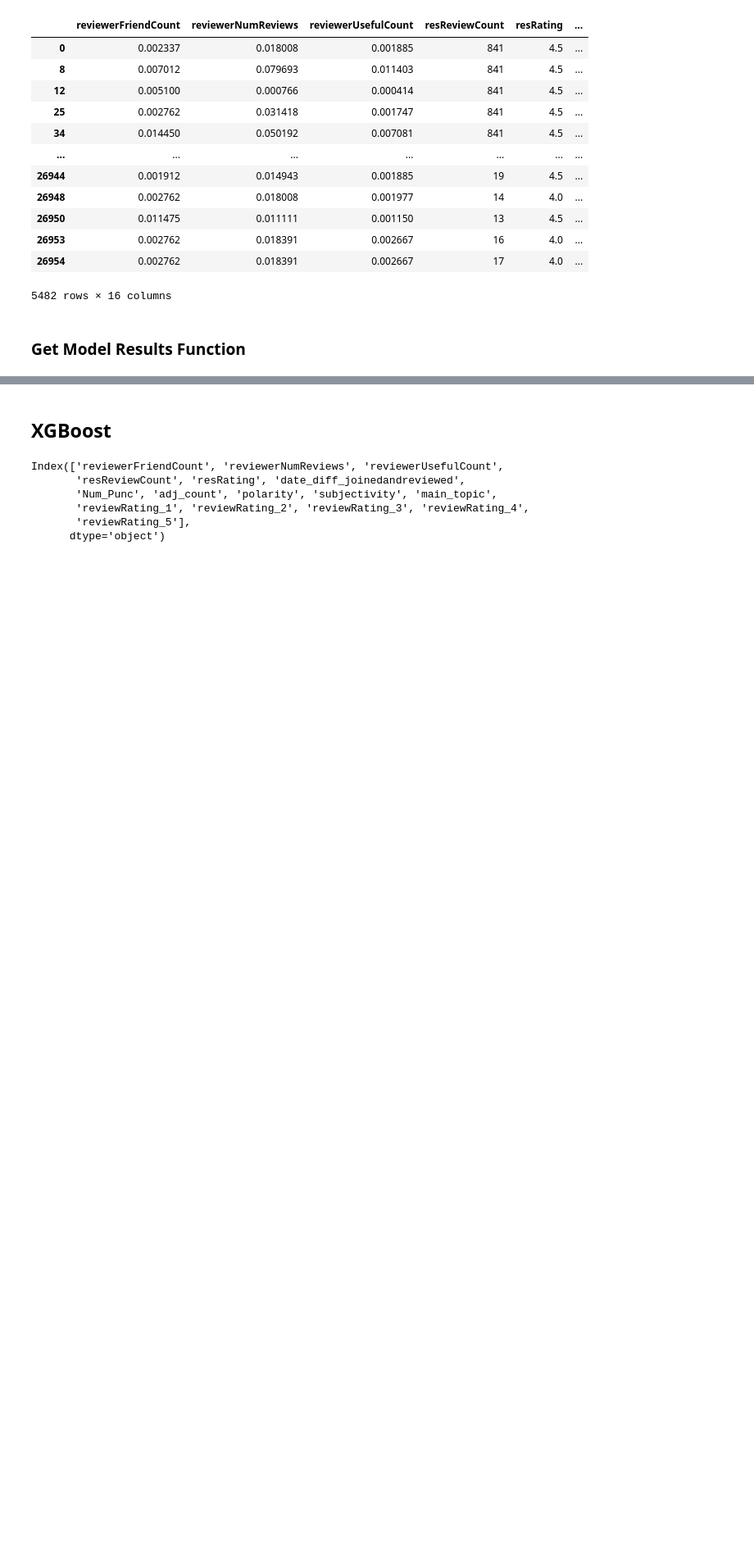
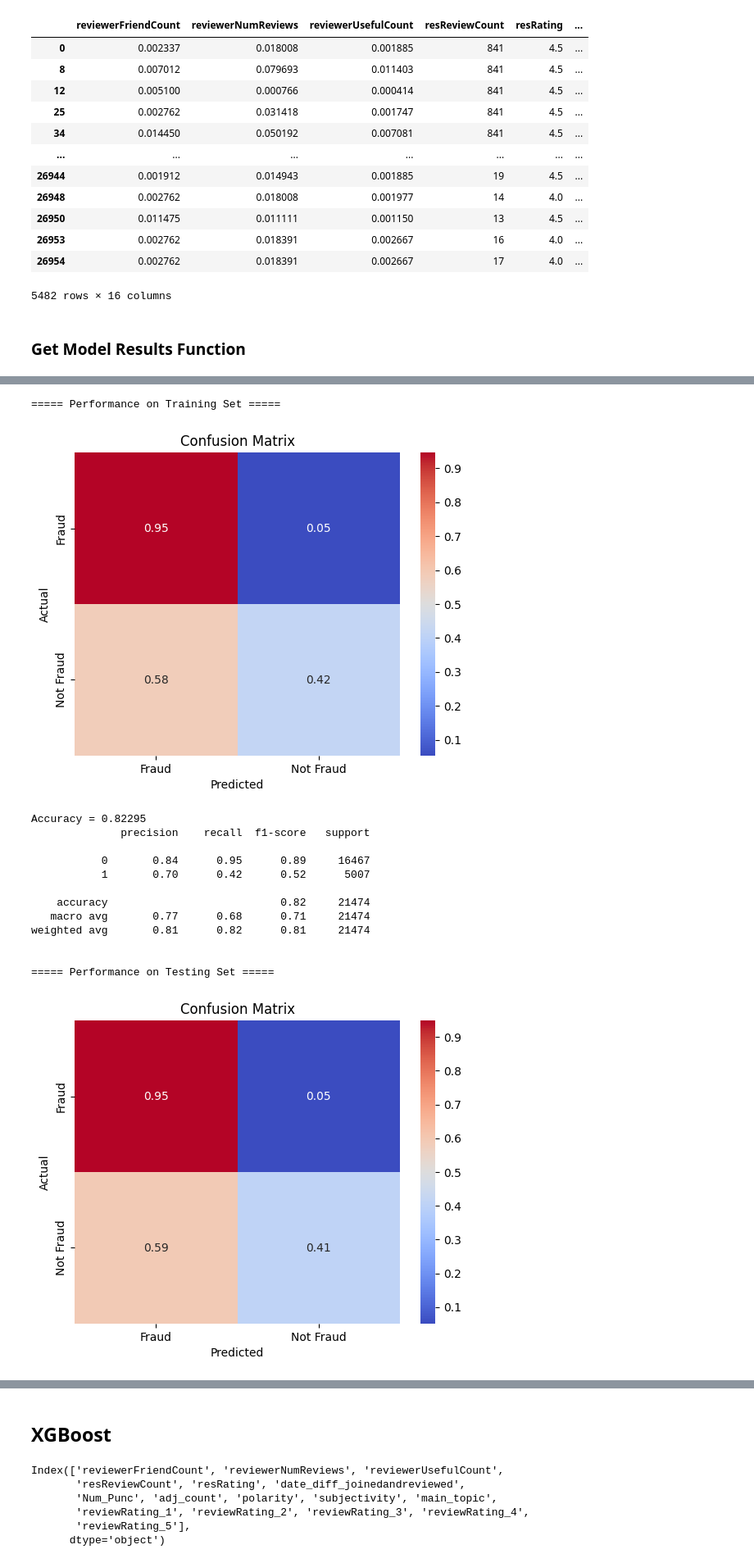
Before and after one commit to jesper1212/BT4012_Reviews, a Jupyter notebook: Notebooks/modelling/models.ipynb, the cells around one changed output, grey strips where cells are left out. Shown at 82% size. Saved outputs shown, nothing was run; the diff lists cells and outputs as text; code cells hidden in the pictures; blank space fills up the shorter version.

Commit message:
nic log reg model

```diff
--- a/Notebooks/modelling/models.ipynb
+++ b/Notebooks/modelling/models.ipynb
@@ -118,0 +123,19 @@ def evaluate(clf, X_train, X_test, y_train, y_test):
+# %%
+logit_model = LogisticRegression(max_iter=10000)
+evaluate(logit_model, X_train, X_test, y_train, y_test)
+# %% [output]
+===== Performance on Training Set =====
+[figure, added]
+Accuracy = 0.82295
+              precision    recall  f1-score   support
+
+           0       0.84      0.95      0.89     16467
+           1       0.70      0.42      0.52      5007
+
+    accuracy                           0.82     21474
+   macro avg       0.77      0.68      0.71     21474
+weighted avg       0.81      0.82      0.81     21474
+
+
+===== Performance on Testing Set =====
+[figure, added]
```
Also changed, not shown: parts of 5 cells of this notebook.
